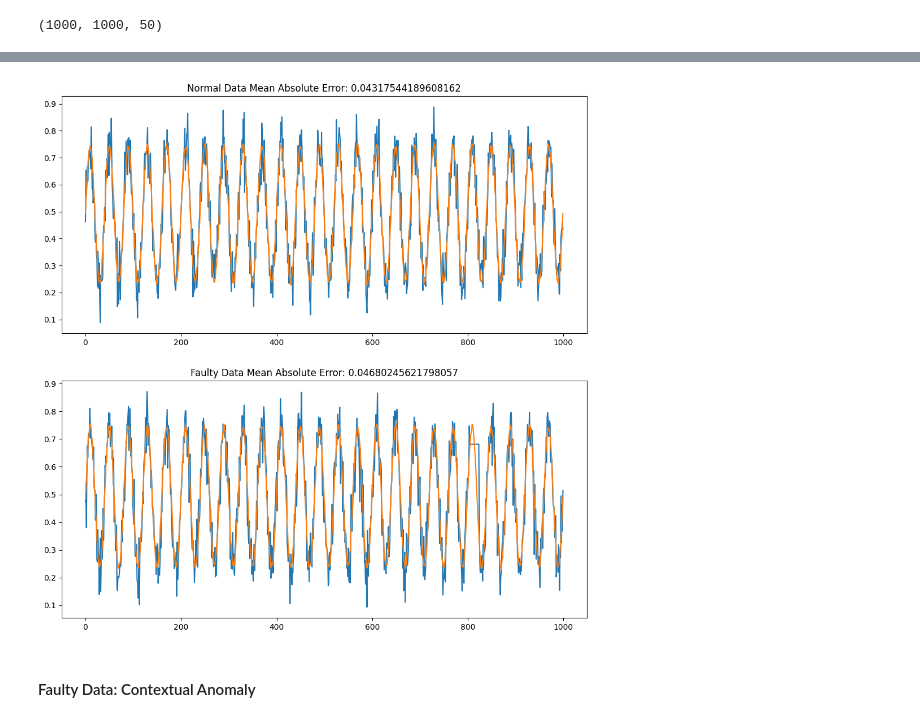
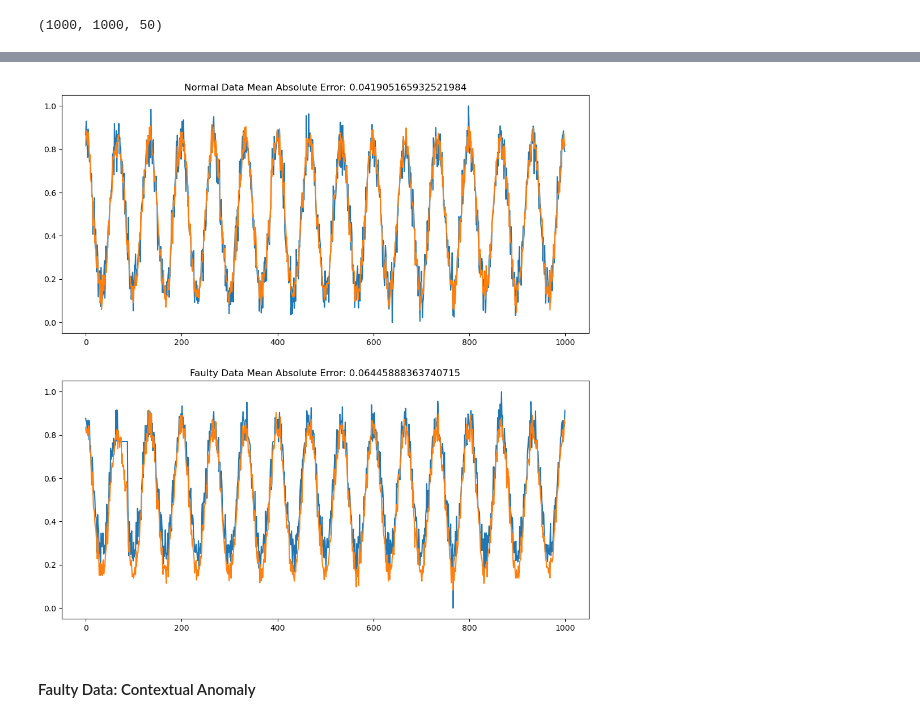
Before and after one commit to Morganh201/AnomalyDetection, a Jupyter notebook: AnomalyDetectionMethodsTest.ipynb, the cells around one changed output, grey strips where cells are left out. Saved outputs shown, nothing was run; the diff lists cells and outputs as text; code cells hidden in the pictures.

```diff
--- a/AnomalyDetectionMethodsTest.ipynb
+++ b/AnomalyDetectionMethodsTest.ipynb
@@ -247,17 +347,20 @@ pca.plot(n_train_X, n_train_rec, f_train_X, f_train_rec, 0, 49)
 #### Faulty Data: Collective Anomalies
 # %%
 n_data = DataCreation()
-n_train_X = n_data.create_samples(1000, 50, 2)
+n_train_X = n_data.create_samples(samples, features, 2)
+n_train_X = n_data.normalize(n_train_X)
+
 f_data = DataCreation()
-f_train_X = f_data.create_samples(1000, 50, 2)
+f_train_X = f_data.create_samples(samples, features, 2)
 f_train_X.shape
 # %% [output]
 (1000, 1000, 50)
 # %%
 random.seed(1001)
-for i in range(1000):
-    rand_feature = random.choice([i for i in range(50)])
-    rand_timestamp = random.choice([i for i in range(1000)])
+for i in range(samples):
+    rand_feature = random.choice([i for i in range(features)])
+    rand_timestamp = random.choice([i for i in range(970)])
     f_train_X[i][rand_timestamp:rand_timestamp+20, rand_feature] = f_train_X[i][rand_timestamp, rand_feature]
+f_train_X = f_data.normalize(f_train_X)
 # %%
 random.seed(1001)
@@ -271,9 +384,8 @@ f_data.plot_feature(f_train_X, 3, 24)
 # %%
-pca = CreateModel()
-n_train_X, f_train_X = pca.normalize(n_train_X), pca.normalize(f_train_X)
-n_train_rec = pca.fit_pca(n_train_X, 5)
-anomalies = pca.evaluate(n_train_X, n_train_rec, f_train_X)
+pca = CreateModel(n_train_X)
+n_train_rec = pca.fit_pca(n_train_X, 15)
+anomalies = pca.evaluate_pca(n_train_X, n_train_rec, f_train_X)
 f_train_rec = pca.get_f_rec()
-print(f"Threshold Value: {pca.threshold}")
+print(f"Threshold Value: {pca.pca_threshold}")
 print(f"Total Anomalies out of {pca.samples}: {anomalies}")
 # %% [output]
@@ -285,0 +438,7 @@ pca.plot(n_train_X, n_train_rec, f_train_X, f_train_rec, 0, 3)
+# %%
+ae = CreateModel(n_train_X)
+n_train_rec = ae.fit_ae(n_train_X)
+anomalies = ae.evaluate_ae(n_train_X, n_train_rec, f_train_X)
+f_train_rec = ae.get_f_rec()
+print(f"Threshold Value: {ae.ae_threshold}")
+print(f"Total Anomalies out of {ae.samples}: {anomalies}")
@@ -286,7 +490,7 @@ pca.plot(n_train_X, n_train_rec, f_train_X, f_train_rec, 0, 3)
 # %%
-pca.plot(n_train_X, n_train_rec, f_train_X, f_train_rec, 3, 24)
+ae.plot(n_train_X, n_train_rec, f_train_X, f_train_rec, 916, 4)
 # %% [output]
-[figure, old version]
+[figure, new version]
 # %% [markdown]
 #### Faulty Data: Contextual Anomaly
 # %%
```
Also changed, not shown: parts of 65 cells of this notebook.
